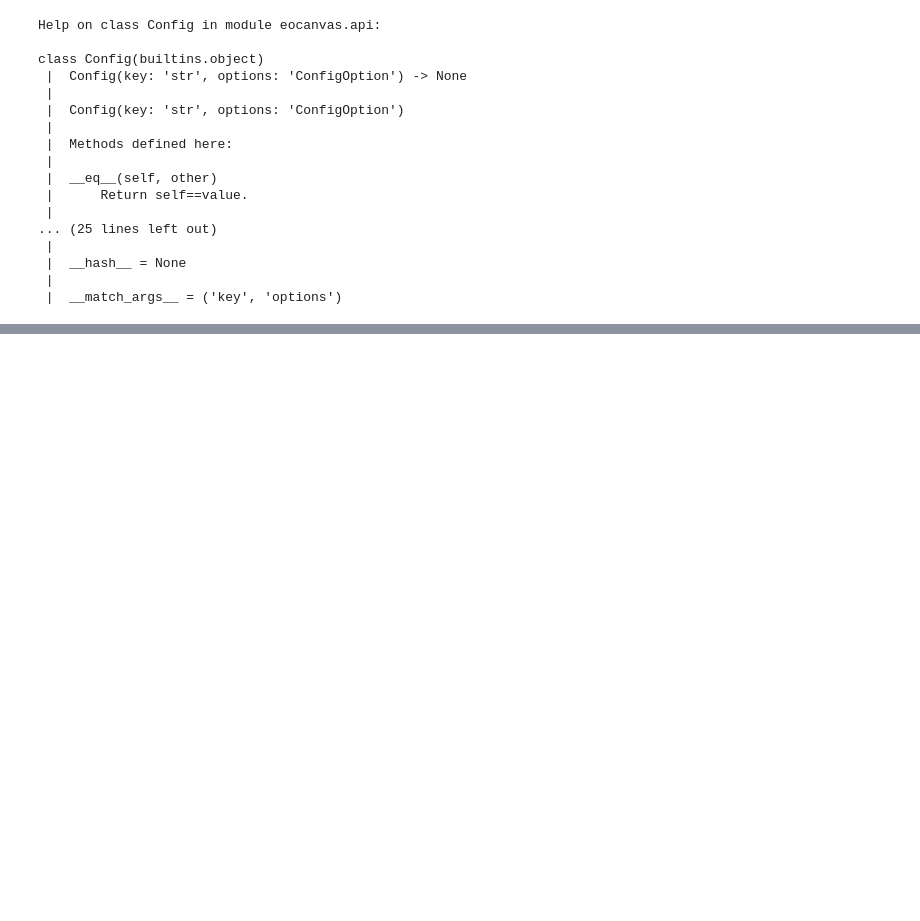
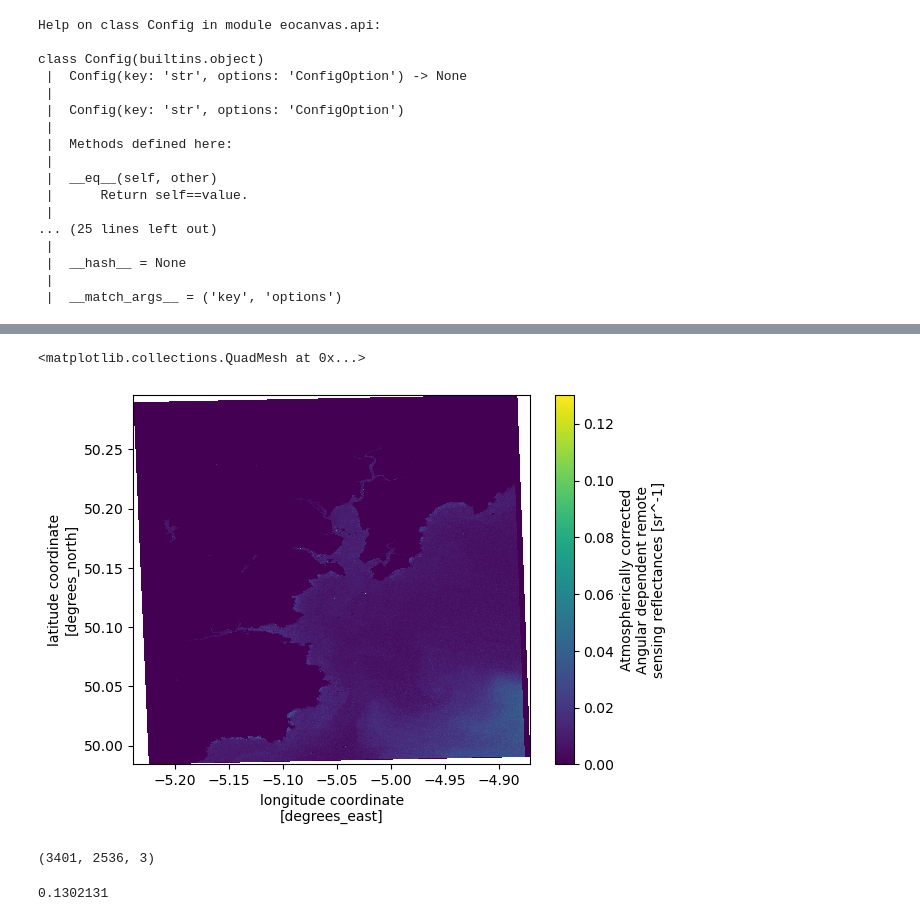
Before and after one commit to olley102/MarineHabitatMapping-WEkEO, a Jupyter notebook: EOCanvasTest.ipynb, the cells around one changed output, grey strips where cells are left out. Drawn from its saved outputs; the diff is of its cells as text; code cells hidden in the pictures; blank space fills up the shorter version.

```diff
--- a/EOCanvasTest.ipynb
+++ b/EOCanvasTest.ipynb
@@ -226,0 +175,2 @@ FILE
+# %%
+result_fp = 'result//2c8ce2ca-dcbc-11ef-9a77-1a501b92da97.nc'
@@ -226,0 +179,2 @@ FILE
+# %%
+result_ds = xr.open_dataset(result_fp)
@@ -226,0 +201,5 @@ FILE
+# %%
+result_ds.rrs_B2.plot(x="lon", y="lat")
+# %% [output]
+<matplotlib.collections.QuadMesh at 0x...>
+[figure, added]
@@ -226,0 +210,4 @@ FILE
+# %%
+rgb_img.shape
+# %% [output]
+(3401, 2536, 3)
@@ -226,0 +216,4 @@ FILE
+# %%
+rgb_img.max()
+# %% [output]
+0.1302131
```
Also changed, not shown: parts of 33 cells of this notebook, 2 other files.
